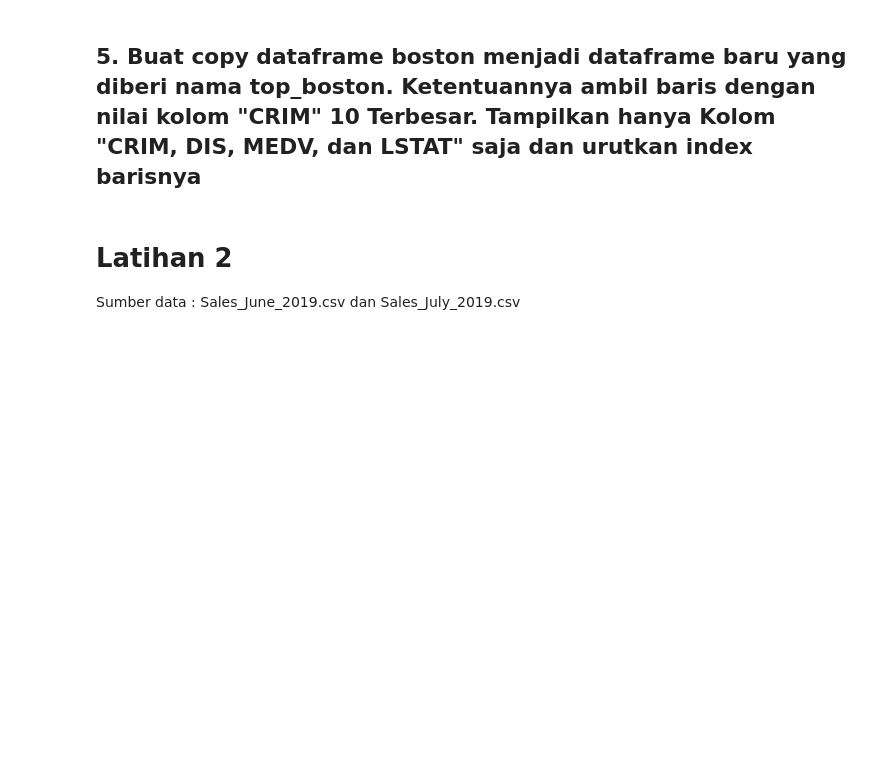
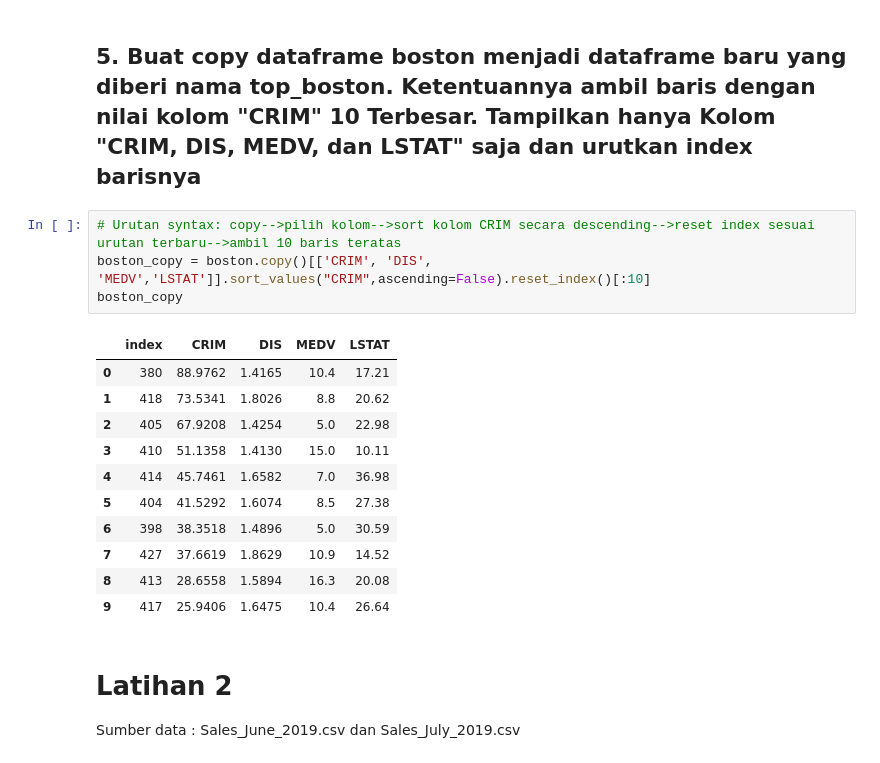
Before and after one commit to mihoku/MoF-Training-Python-for-Data-Analytics, a Jupyter notebook: Day 2/sans/Day_2_Contoh_Jawaban_Latihan_Pandas.ipynb, the cells around one changed output. Saved outputs shown, nothing was run; the diff lists cells and outputs as text; blank space fills up the shorter version.

```diff
--- a/Day 2/sans/Day_2_Contoh_Jawaban_Latihan_Pandas.ipynb
+++ b/Day 2/sans/Day_2_Contoh_Jawaban_Latihan_Pandas.ipynb
@@ -25,5 +69,21 @@ boston.head()
 # %% [markdown]
 ## 5. Buat copy dataframe boston menjadi dataframe baru yang diberi nama top_boston. Ketentuannya ambil baris dengan nilai kolom "CRIM" 10 Terbesar. Tampilkan hanya Kolom "CRIM, DIS, MEDV, dan LSTAT" saja dan urutkan index barisnya
+# %%
+# Urutan syntax: copy-->pilih kolom-->sort kolom CRIM secara descending-->reset index sesuai urutan terbaru-->ambil 10 baris teratas
+boston_copy = boston.copy()[['CRIM', 'DIS', 'MEDV','LSTAT']].sort_values("CRIM",ascending=False).reset_index()[:10]
+boston_copy
+# %% [output]
+|  | index | CRIM | DIS | MEDV | LSTAT |
+| 0 | 380 | 88.9762 | 1.4165 | 10.4 | 17.21 |
+| 1 | 418 | 73.5341 | 1.8026 | 8.8 | 20.62 |
+| 2 | 405 | 67.9208 | 1.4254 | 5.0 | 22.98 |
+| 3 | 410 | 51.1358 | 1.4130 | 15.0 | 10.11 |
+| 4 | 414 | 45.7461 | 1.6582 | 7.0 | 36.98 |
+| 5 | 404 | 41.5292 | 1.6074 | 8.5 | 27.38 |
+| 6 | 398 | 38.3518 | 1.4896 | 5.0 | 30.59 |
+| 7 | 427 | 37.6619 | 1.8629 | 10.9 | 14.52 |
+| 8 | 413 | 28.6558 | 1.5894 | 16.3 | 20.08 |
+| 9 | 417 | 25.9406 | 1.6475 | 10.4 | 26.64 |
 # %% [markdown]
 # Latihan 2
 Sumber data : Sales_June_2019.csv dan Sales_July_2019.csv
```
Also changed, not shown: parts of 8 cells of this notebook, 1 other file.
